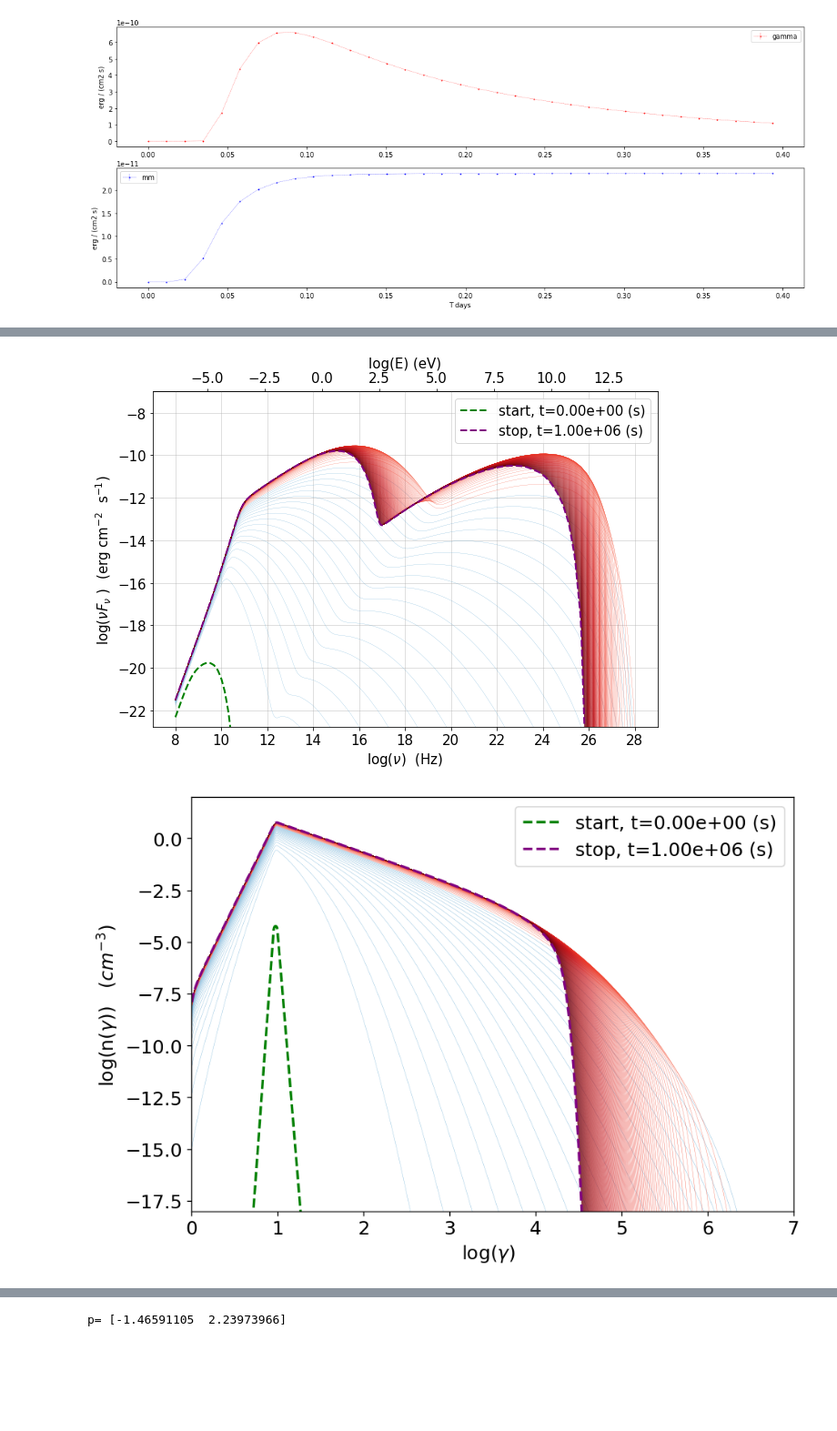
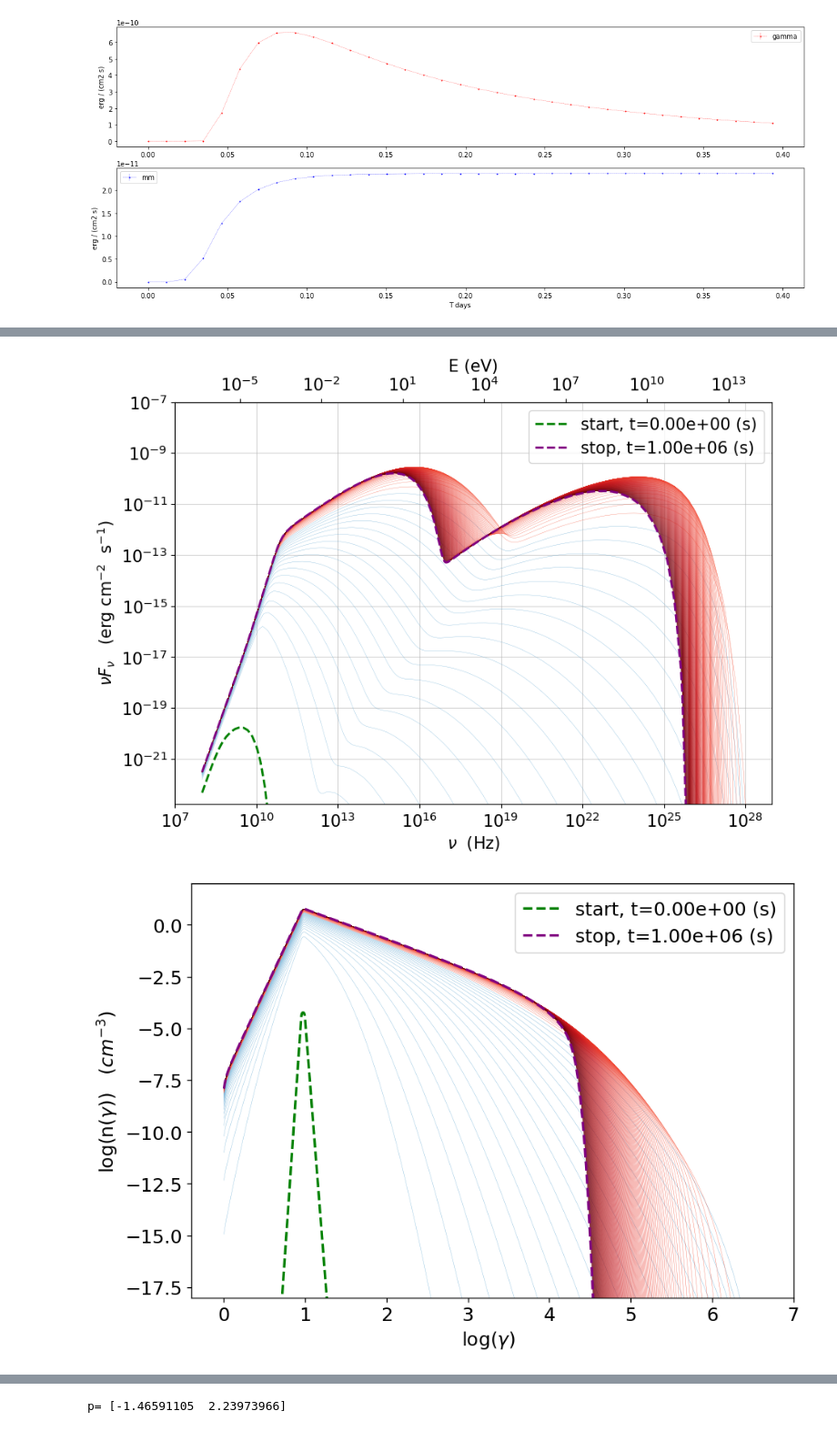
Before and after one commit to andreatramacere/adiabatic_exp_radio_gamma_delay, a Jupyter notebook: jetset_sim_and_analysis/Flare_sim.ipynb, the cells around one changed output, grey strips where cells are left out. Shown at 91% size. Cells and saved outputs as stored; diff of their text form; code cells hidden in the pictures; blank space fills up the shorter version.

```diff
--- a/jetset_sim_and_analysis/Flare_sim.ipynb
+++ b/jetset_sim_and_analysis/Flare_sim.ipynb
@@ -219,11 +230,15 @@ temp_ev_acc_flare.set_time(time_slice=-1)
 p=temp_ev_acc_flare.plot_tempev_model(region='rad',use_cached=True,sed_data=None)
 p.resplot.remove()
 update_sed_plot(p)
-p.rescale(y_max=-7)
+if jetset.__version__<'1.2.1':
+    p.rescale(y_max=-7)
+else:
+    p.setlim(y_max=1E-7)
+
 p.fig.savefig('temp_ev_sim_flare/nuFnu_flare.pdf',bbox_inches = 'tight',
     pad_inches = 0)
 # %% [output]
-[figure, old version]
+[figure, new version]
 # %%
 def update_distr_plot(p):
     p.ax.legend(bbox_to_anchor=(1, 1), loc='upper right', ncol=1,fontsize=15)
@@ -237,13 +252,17 @@ def update_distr_plot(p):
     p.fig.tight_layout()
 # %%
 temp_ev_acc_flare.set_time(time_slice=-1)
-p=temp_ev_acc_flare.plot_tempev_emitters(region='rad')
+p=temp_ev_acc_flare.plot_tempev_emitters(region='rad',loglog=True)
 update_distr_plot(p)
-p.rescale(y_max=2,y_min=-18,x_max=7,x_min=0)
+if jetset.__version__<'1.2.1':
+    p.rescale(y_max=2,y_min=-18,x_max=7,x_min=0)
+else:
+    p.setlim(y_max=2,y_min=-18,x_max=7)
+
 p.fig.savefig('temp_ev_sim_flare/n_distr_rad_flare.pdf',bbox_inches = 'tight',
     pad_inches = 0)
 # %% [output]
-[figure, old version]
+[figure, new version]
 # %%
 temp_ev_acc_flare.plot_tempev_model(region='acc',time_slice_bin=10,use_cached=True)
 # %% [output]
```
Also changed, not shown: parts of 8 cells of this notebook, 22 other files.
